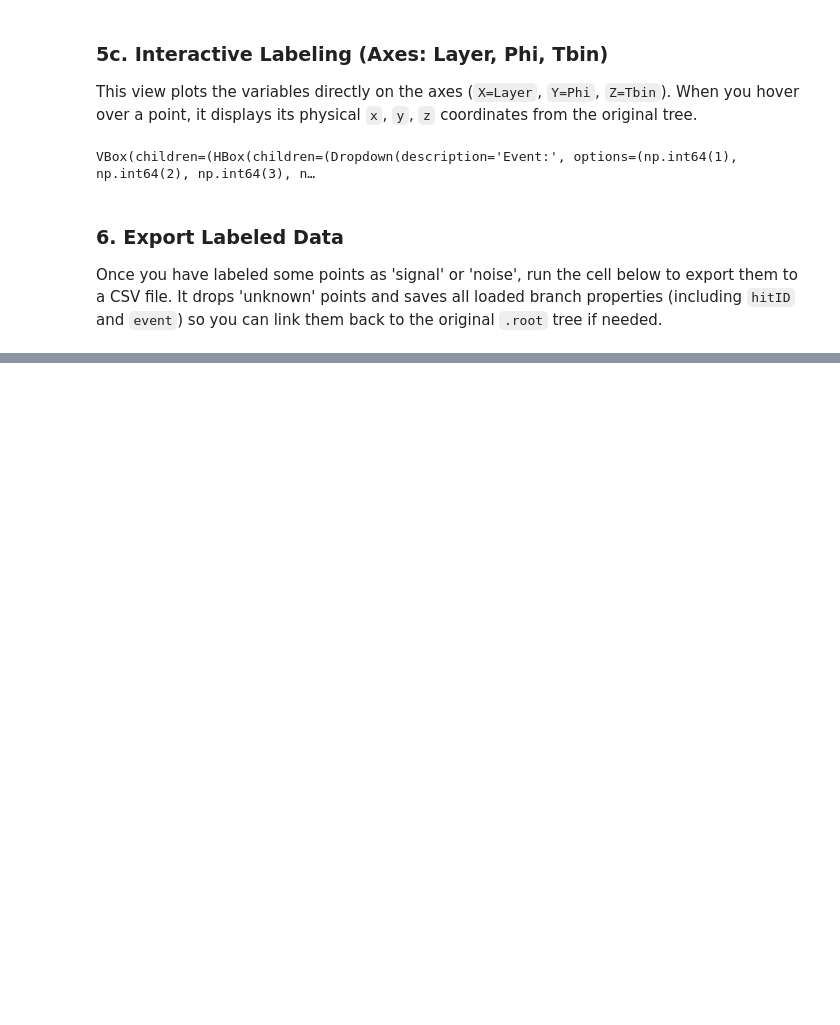
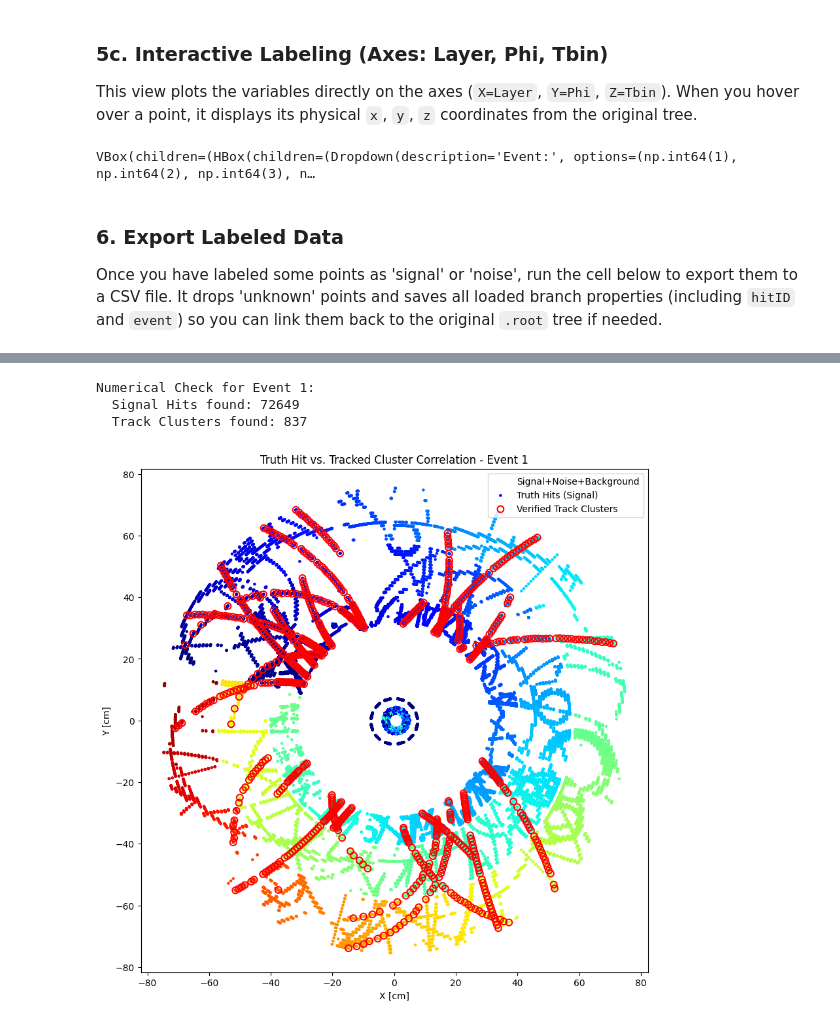
Before and after one commit to yaminocellist/3D_ClusterFindingML, a Jupyter notebook: real_data_assessment.ipynb, the cells around one changed output, grey strips where cells are left out. Saved outputs shown, nothing was run; the diff lists cells and outputs as text; code cells hidden in the pictures; blank space fills up the shorter version.

Commit message:
Clean Up analysis data and codes

```diff
--- a/real_data_assessment.ipynb
+++ b/real_data_assessment.ipynb
@@ -680,0 +816,49 @@ Successfully saved 81 labeled hits to 'labeled_hits.csv'
+# %%
+import uproot
+import awkward as ak
+import numpy as np
+import matplotlib.pyplot as plt
+
+file_path = "clusters_seeds_island_79507-0.root_ntuplizer.root"
+with uproot.open(file_path) as f:
+    # Load Event 1 (known to have data)
+    ev = 1
+    # Get Real Hits
+    hits = f["ntp_hit"].arrays(["x", "y", "z", "hitID"], cut=f"event=={ev}")
+    # Get Reconstructed Tracks
+    tracks = f["ntp_clus_trk"].arrays(["x", "y", "z"], cut=f"event=={ev}")
+
+# Filter hits to only show Signal (hitID > 0)
+signal_hits = hits[hits.hitID > 0]
+
+# --- Visualization ---
+fig, ax = plt.subplots(1, 1, figsize=(10, 10))
+
+# 1. Plot all Raw Hits in light gray
+ax.scatter(hits.x, hits.y, s=1, c='lightgray', alpha=0.1, label="Signal+Noise+Background")
+
+# 2. Plot Signal Hits (Truth) colored by hitID
+scatter = ax.scatter(signal_hits.x, signal_hits.y, s=5, c=signal_hits.hitID,
+                     cmap='jet', label="Truth Hits (Signal)")
+
+# 3. Overlay the Tracked Clusters as open red circles
+ax.scatter(tracks.x, tracks.y, s=50, facecolors='none', edgecolors='red',
+           linewidth=1.5, label="Verified Track Clusters")
+
+ax.set_xlabel("X [cm]")
+ax.set_ylabel("Y [cm]")
+ax.set_title(f"Truth Hit vs. Tracked Cluster Correlation - Event {ev}")
+ax.legend(loc='upper right')
+plt.axis('equal')
+plt.savefig(f"./Visualizing/images/spatial_trk_check_Event{ev}.png")
+
+# --- Numerical Consistency Check ---
+# Check if a track cluster exists where there are no truth hits
+print(f"Numerical Check for Event {ev}:")
+print(f"  Signal Hits found: {len(signal_hits)}")
+print(f"  Track Clusters found: {len(tracks)}")
+# %% [output]
+Numerical Check for Event 1:
+  Signal Hits found: 72649
+  Track Clusters found: 837
+[figure, added]
```
Also changed, not shown: parts of 6 cells of this notebook, 13 other files.
